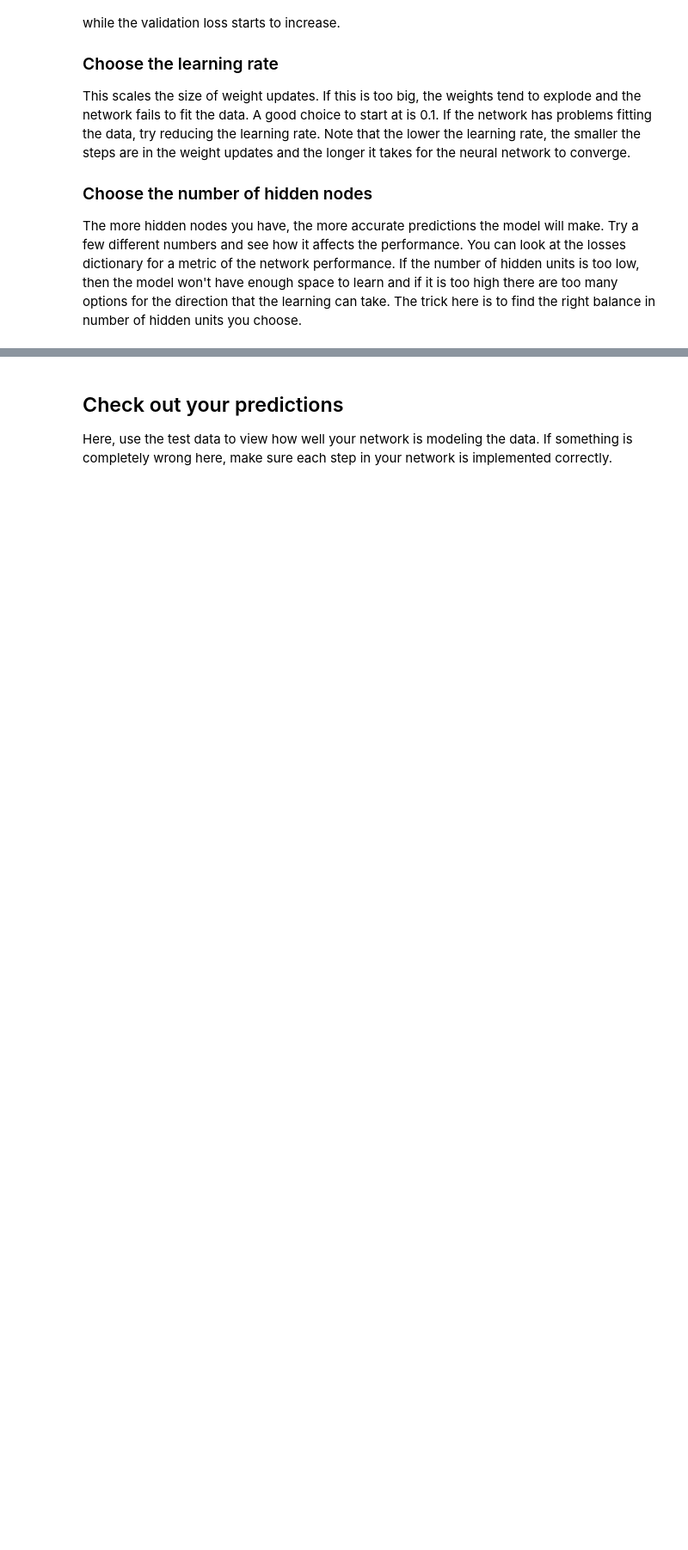
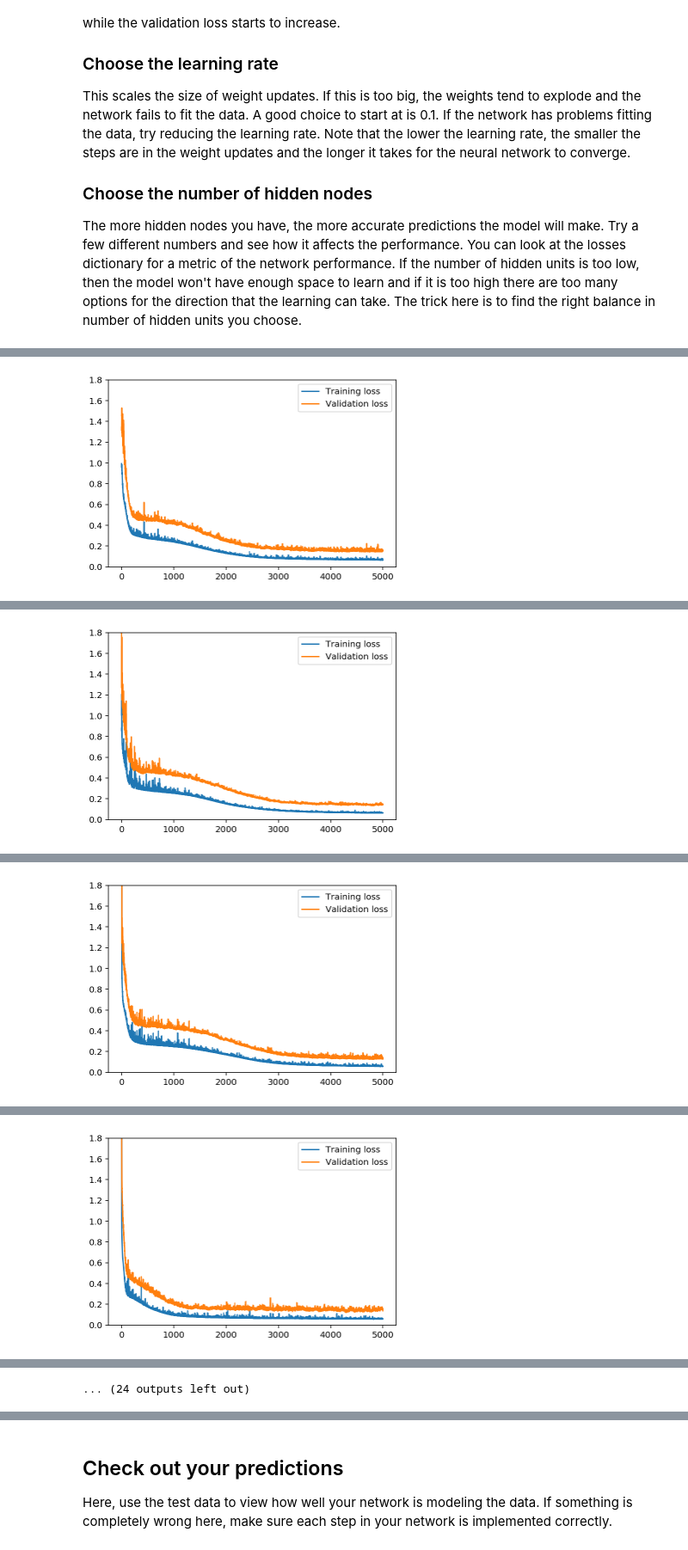
Before and after one commit to kkufieta/bike-rental-ridership, a Jupyter notebook: Your_first_neural_network.ipynb, the cells around one changed output, grey strips where cells are left out. Shown at 86% size. Cells and saved outputs as stored; diff of their text form; code cells hidden in the pictures; blank space fills up the shorter version.

```diff
--- a/Your_first_neural_network.ipynb
+++ b/Your_first_neural_network.ipynb
@@ -305,3 +305,49 @@ This scales the size of weight updates. If this is too big, the weights tend to
 
 ### Choose the number of hidden nodes
 The more hidden nodes you have, the more accurate predictions the model will make. Try a few different numbers and see how it affects the performance. You can look at the losses dictionary for a metric of the network performance. If the number of hidden units is too low, then the model won't have enough space to learn and if it is too high there are too many options for the direction that the learning can take. The trick here is to find the right balance in number of hidden units you choose.
+# %%
+import sys
+
+### Set the hyperparameters here ###
+# Updated based on tips from reviewer
+batch_size = 128
+
+it = [5000, 6500, 8000]
+lr = [x * batch_size for x in [0.004, 0.01]]
+hn = [8, 14, 20]
+
+for iterations in it:
+    for learning_rate in lr:
+        for hidden_nodes in hn:
+            N_i = train_features.shape[1]
+            network = NeuralNetwork(N_i, hidden_nodes, output_nodes, learning_rate)
+
+            losses = {'train':[], 'validation':[]}
+            print("iterations:", iterations, ", learning rate:", learning_rate, \
+                  ", hidden nodes:", hidden_nodes)
+            for ii in range(iterations):
+                # Go through a random batch of 128 records from the training data set
+                batch = np.random.choice(train_features.index, size=batch_size)
+                X, y = train_features.ix[batch].values, train_targets.ix[batch]['cnt']
+
+                network.train(X, y)
+
+                # Printing out the training progress
+                train_loss = MSE(network.run(train_features).T, train_targets['cnt'].values)
+                val_loss = MSE(network.run(val_features).T, val_targets['cnt'].values)
+                sys.stdout.write("\rProgress: {:2.1f}".format(100 * ii/float(iterations)) \
+                                 + "% ... Training loss: " + str(train_loss)[:5] \
+                                 + " ... Validation loss: " + str(val_loss)[:5])
+                sys.stdout.flush()
+
+                losses['train'].append(train_loss)
+                losses['validation'].append(val_loss)
+            print("")
+            plt.figure()
+            plt.plot(losses['train'], label='Training loss')
+            plt.plot(losses['validation'], label='Validation loss')
+            plt.ylim(0, 1.8)
+            plt.legend()
+            _ = plt.ylim()
+            plt.show()
+# %% [output]
@@ -307,0 +356 @@ The more hidden nodes you have, the more accurate predictions the model will mak
+[figure, added]
@@ -307,0 +359 @@ The more hidden nodes you have, the more accurate predictions the model will mak
+[figure, added]
@@ -307,0 +362 @@ The more hidden nodes you have, the more accurate predictions the model will mak
+[figure, added]
@@ -307,0 +365 @@ The more hidden nodes you have, the more accurate predictions the model will mak
+[figure, added]
@@ -308,3 +372,4 @@ The more hidden nodes you have, the more accurate predictions the model will mak
+... (24 outputs left out)
 # %%
 import sys
 
```
Also changed, not shown: parts of 8 cells of this notebook, 1 other file.
